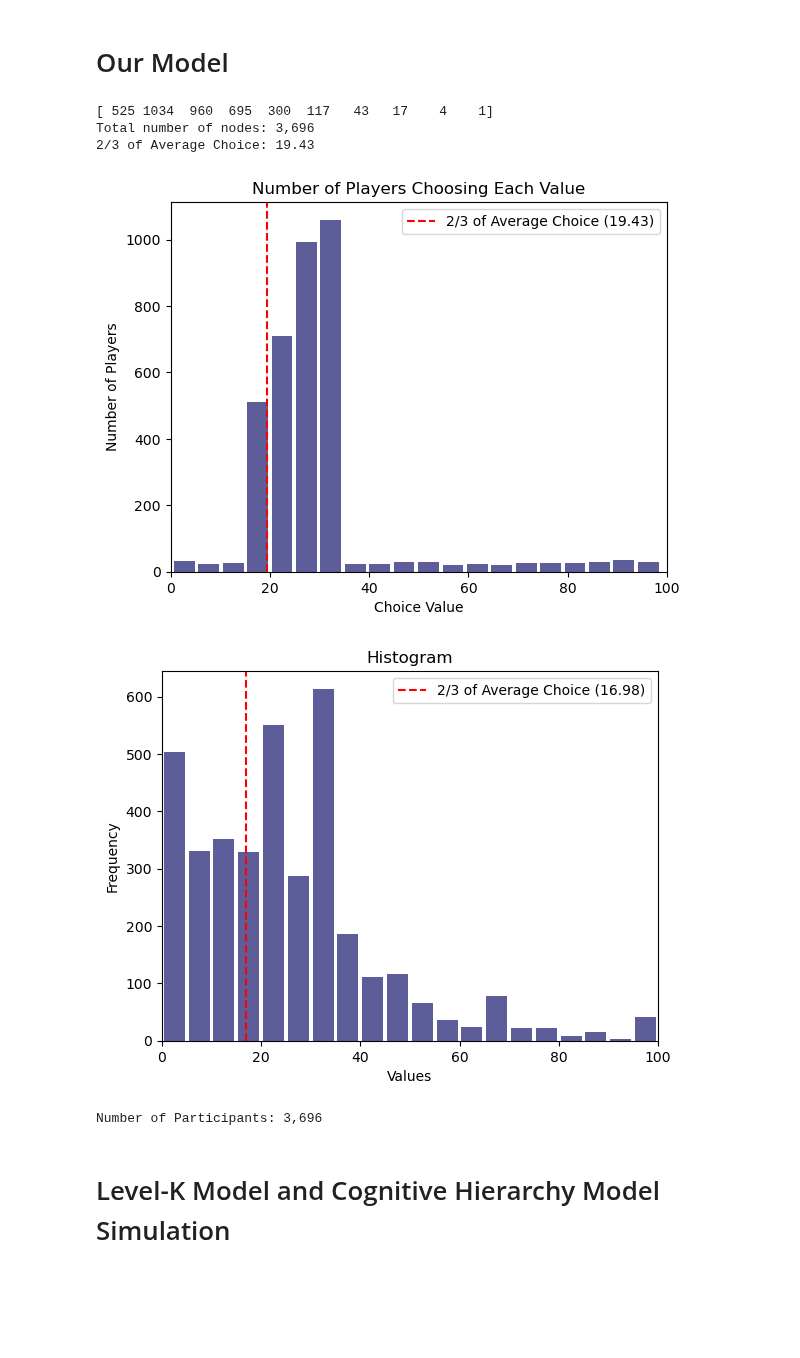
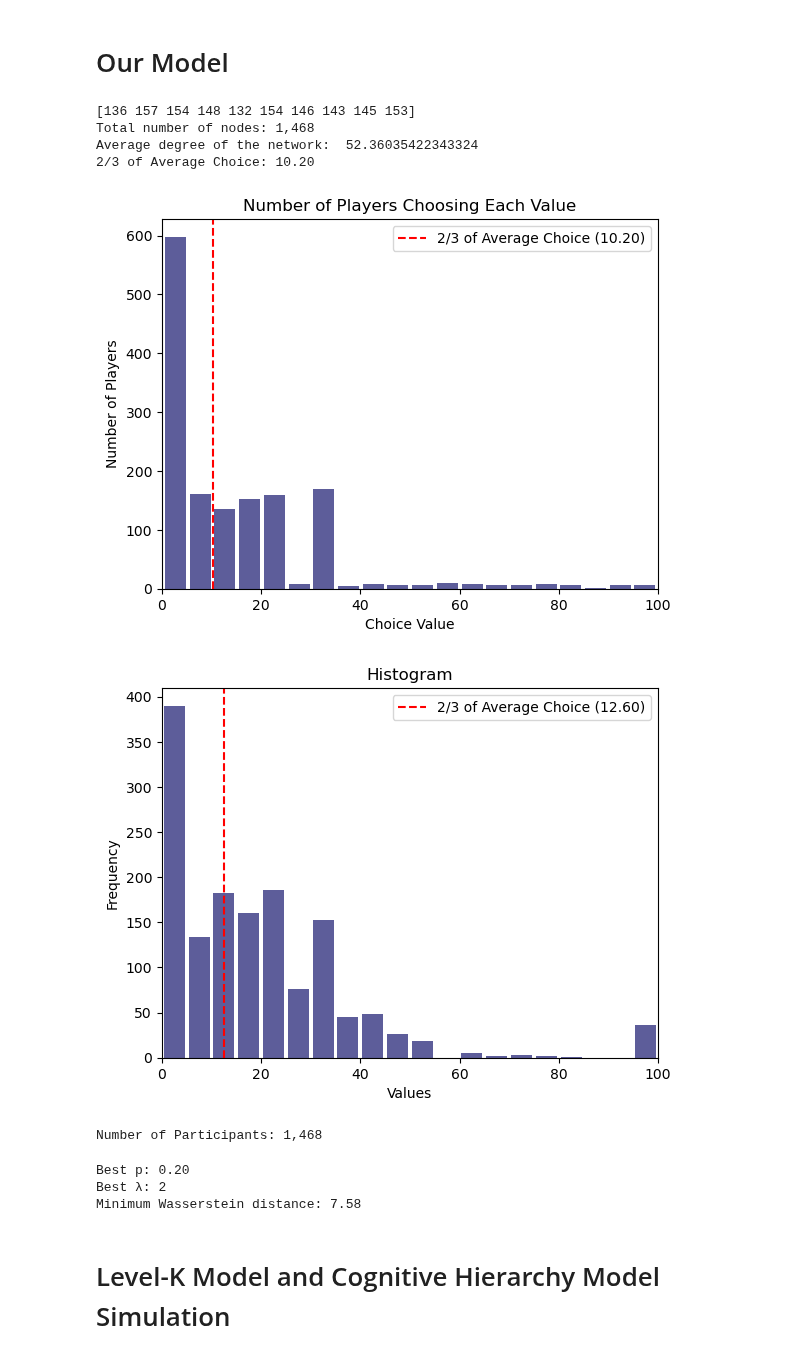
Before and after one commit to RamanEbrahimi/Research, a Jupyter notebook: K-level Network/k-level verification.ipynb, the cells around one changed output. Cells and saved outputs as stored; diff of their text form; code cells hidden in the pictures; blank space fills up the shorter version.

```diff
--- a/K-level Network/k-level verification.ipynb
+++ b/K-level Network/k-level verification.ipynb
@@ -13,7 +13,7 @@ file_path = '/Users/macbook/Desktop/Research/K-level Network/BeautyContest2018_D
 xls = pd.ExcelFile(file_path)
 
 # Get the name of the last sheet
-last_sheet_name = xls.sheet_names[-2]
+last_sheet_name = xls.sheet_names[-3]
 print(last_sheet_name)
 
 # Read only the fourth column of the last sheet of the Excel file
@@ -32,7 +32,4 @@ Expansión
 # %%
-last_sheet_name = xls.sheet_names[-2]
-df = pd.read_excel(file_path, sheet_name=last_sheet_name, usecols=[3])
-
 # Plotting the histogram
 plt.hist(df.iloc[:, 0].dropna(), bins='auto', color='midnightblue', alpha=0.7, rwidth=0.85)  # 'auto' lets matplotlib choose the number of bins
 avg_choice = np.mean(df.iloc[:, 0].dropna())
@@ -133,42 +120,86 @@ def plot_choice_frequency(G):
 # Parameters
 # Define the mean (λ) of the Poisson distribution
 lambda_ = 2
 # Define the number of levels
-num_players = 3696
+num_players = 1468
 
 # Generate the level counts using the Poisson distribution
-player_levels = np.random.poisson(lambda_, num_players)
+# player_levels = np.random.poisson(lambda_, num_players)
+player_levels = np.random.randint(0, 10, num_players)
 level_counts = np.bincount(player_levels)
 print(level_counts)
 
-p = 1
+p = 0.3
 network = generate_directed_network(level_counts, p)
 choices = [choice_function(network, node) for node in network.nodes]
 
 # total number of nodes
 print(f'Total number of nodes: {network.number_of_nodes():,}')
+print("Average degree of the network: ", network.number_of_edges()/network.number_of_nodes())
 
 # Plot the choice frequency for the generated network
 plot_choice_frequency(network)
 
 # Plotting the histogram
 plt.hist(df.iloc[:, 0].dropna(), bins=20, color='midnightblue', alpha=0.7, rwidth=0.85)  # 'auto' lets matplotlib choose the number of bins
 avg_choice = np.mean(df.iloc[:, 0].dropna())
 plt.axvline(x=(2/3) * avg_choice, color='red', linestyle='--', label=f'2/3 of Average Choice ({(2/3) * avg_choice:.2f})')
 plt.xlabel('Values')
 plt.ylabel('Frequency')
 plt.xlim(0, 100)
 plt.title('Histogram')
 plt.legend()
 plt.show()
 print(f'Number of Participants: {len(df):,}')
 # %% [output]
-[ 525 1034  960  695  300  117   43   17    4    1]
-Total number of nodes: 3,696
-2/3 of Average Choice: 19.43
+[136 157 154 148 132 154 146 143 145 153]
+Total number of nodes: 1,468
+Average degree of the network:  52.36035422343324
+2/3 of Average Choice: 10.20
-[figure, old version]
+[figure, new version]
-[figure, old version]
+[figure, new version]
-Number of Participants: 3,696
+Number of Participants: 1,468
+# %%
+from scipy.stats import wasserstein_distance
+
+def compute_wasserstein_distance(choices1, choices2):
+    choices1 = np.array(choices1)  # Convert list to numpy array
+    choices2 = np.array(choices2)  # Convert list to numpy array
+
+    return wasserstein_distance(choices1, choices2)
+
+def find_best_parameters(level_counts, actual_data, p_range, lambda_range):
+    best_p, best_lambda = None, None
+    min_distance = float('inf')
+    best_choices = []
+
+    for p in p_range:
+        for lambda_val in lambda_range:
+            player_levels = np.random.poisson(lambda_, num_players)
+            level_counts = np.bincount(player_levels)
+
+            network = generate_directed_network(level_counts, p)
+            choices = [choice_function(network, node) for node in network.nodes]
+            distance = compute_wasserstein_distance(choices, actual_data)
+
+            if distance < min_distance:
+                min_distance = distance
+                best_p, best_lambda = p, lambda_val
+                best_choices = choices
+
+    return best_p, best_lambda, min_distance, best_choices
+
+num_players = 1468
+p_range = np.linspace(0.2, 0.5, 9)
+lambda_range = np.arange(2, 4, 5)
+best_p, best_lambda, min_distance, best_choices = find_best_parameters(level_counts, df.iloc[:, 0].dropna(), p_range, lambda_range)
+print(f'Best p: {best_p:.2f}')
+print(f'Best λ: {best_lambda}')
+print(f'Minimum Wasserstein distance: {min_distance:.2f}')
+# %% [output]
+Best p: 0.20
+Best λ: 2
+Minimum Wasserstein distance: 7.58
 # %% [markdown]
 # Level-K Model and Cognitive Hierarchy Model Simulation
 # %%
```
Also changed, not shown: parts of 7 cells of this notebook, 4 other files.
